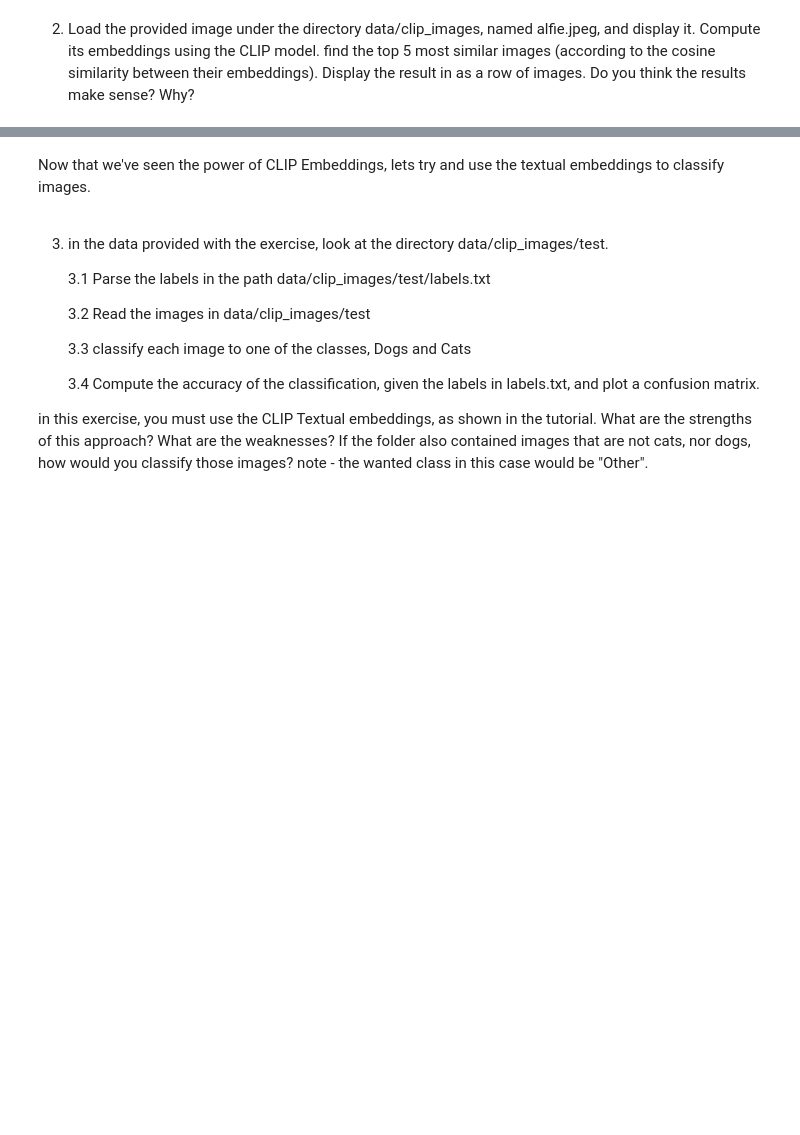
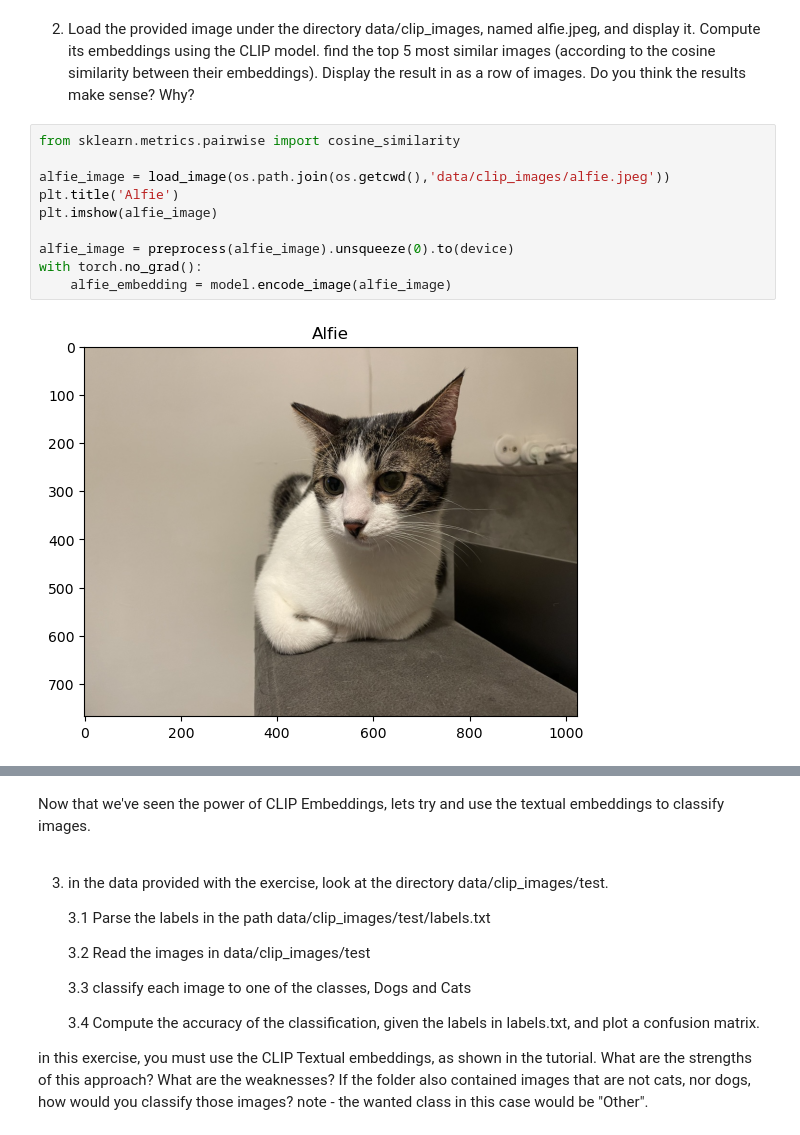
Before and after one commit to oronbar/046746---Algorithms-and-Applications-in-Computer-Vision, a Jupyter notebook: hw1_classification_foundation_models/ee046746_hw2_classification_foundation_models.ipynb, the cells around one changed output, grey strips where cells are left out. Saved outputs shown, nothing was run; the diff lists cells and outputs as text; blank space fills up the shorter version.

```diff
--- a/hw1_classification_foundation_models/ee046746_hw2_classification_foundation_models.ipynb
+++ b/hw1_classification_foundation_models/ee046746_hw2_classification_foundation_models.ipynb
@@ -206,2 +234,14 @@ os.walk()
 # %% [markdown]
 2. Load the provided image under the directory data/clip_images, named alfie.jpeg, and display it. Compute its embeddings using the CLIP model. find the top 5 most similar images (according to the cosine similarity between their embeddings). Display the result in as a row of images. Do you think the results make sense? Why?
+# %%
+from sklearn.metrics.pairwise import cosine_similarity
+
+alfie_image = load_image(os.path.join(os.getcwd(),'data/clip_images/alfie.jpeg'))
+plt.title('Alfie')
+plt.imshow(alfie_image)
+
+alfie_image = preprocess(alfie_image).unsqueeze(0).to(device)
+with torch.no_grad():
+    alfie_embedding = model.encode_image(alfie_image)
+# %% [output]
+[figure, added]
```
Also changed, not shown: parts of 6 cells of this notebook.
